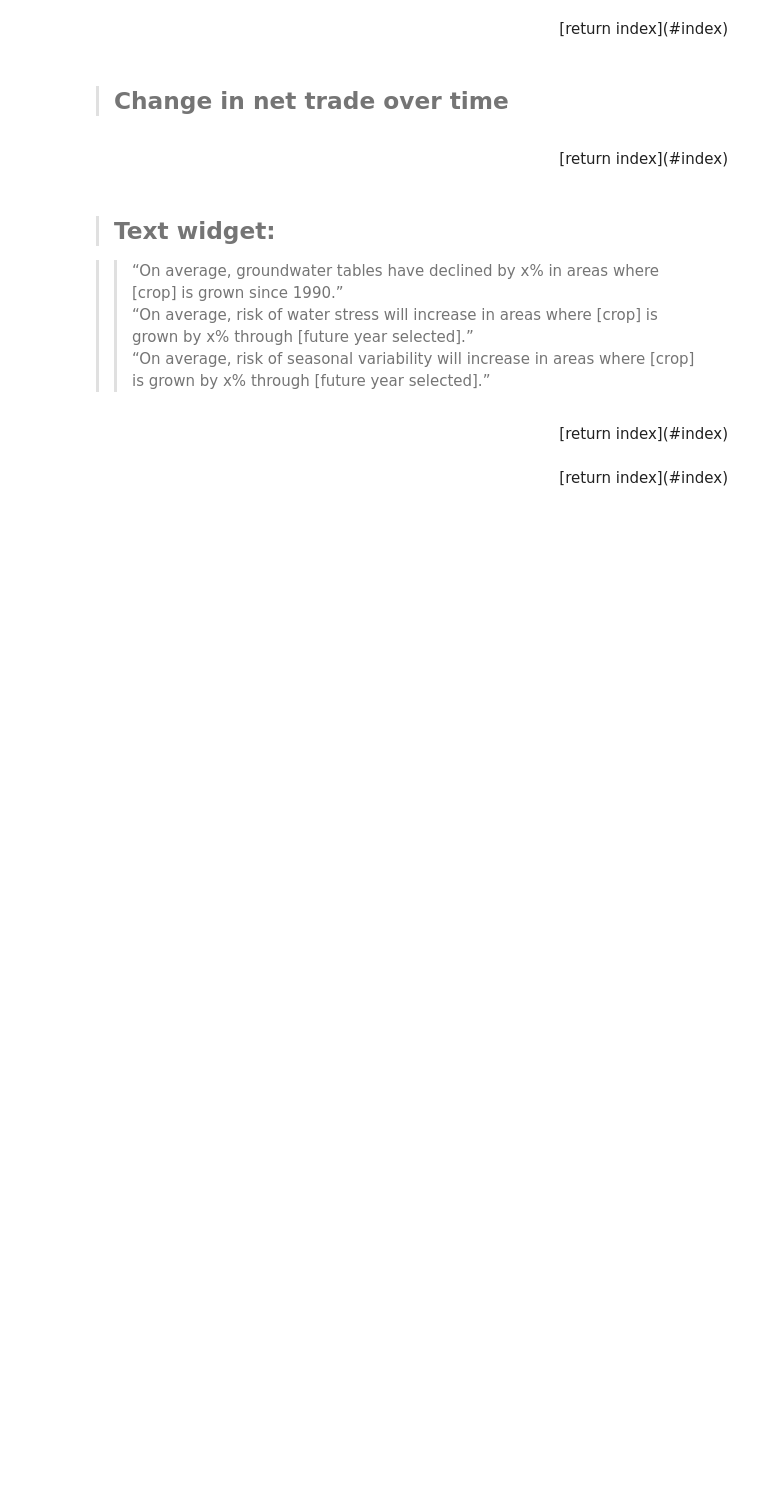
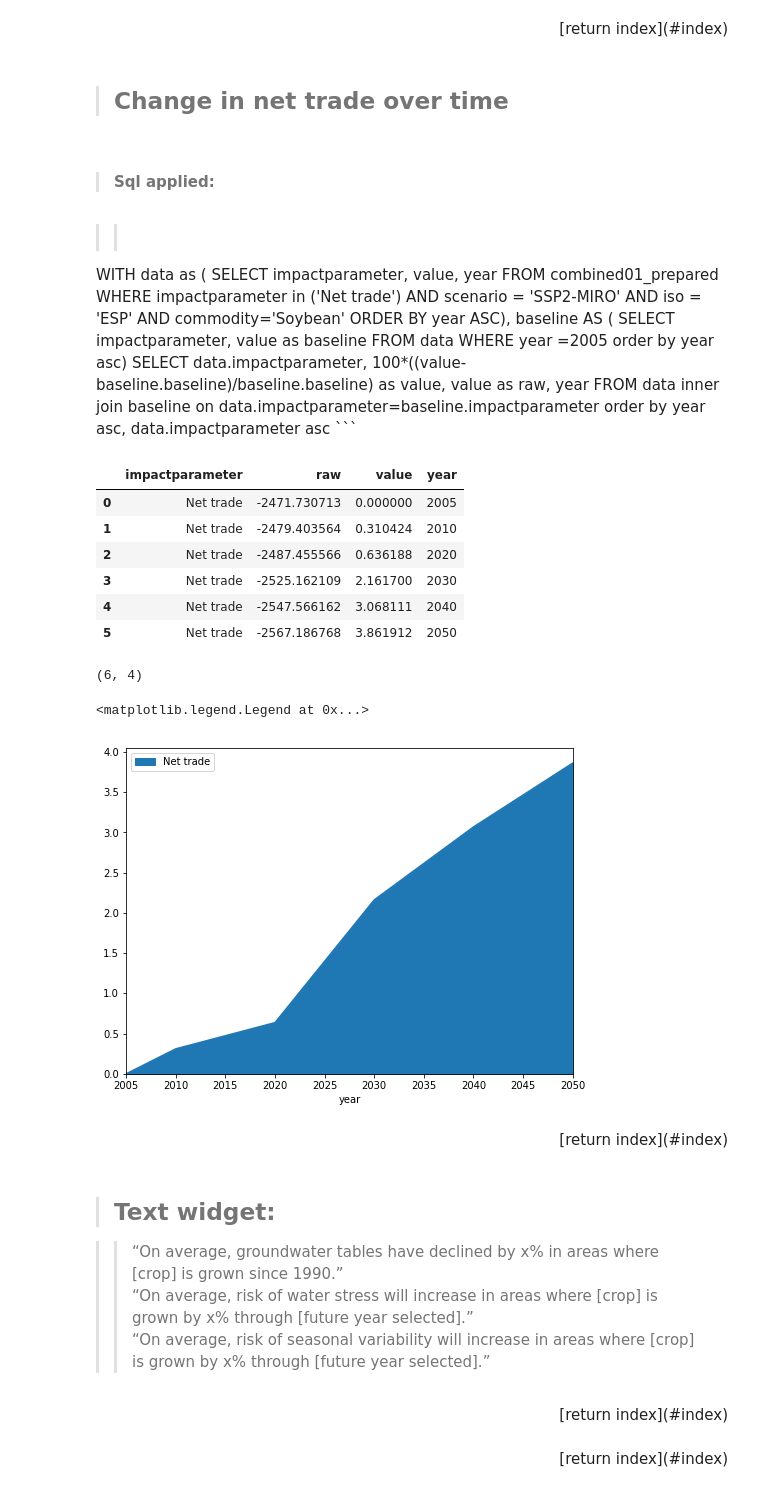
Before and after one commit to resource-watch/notebooks, a Jupyter notebook: Aqueduct/lab/AQ1_widget_exploration.ipynb, the cells around one changed output. Cells and saved outputs as stored; diff of their text form; code cells hidden in the pictures; blank space fills up the shorter version.

````diff
--- a/Aqueduct/lab/AQ1_widget_exploration.ipynb
+++ b/Aqueduct/lab/AQ1_widget_exploration.ipynb
@@ -454,3 +555,59 @@ dataset.plot.barh(y='value', x='region');
+# %%
+sql = '''
+WITH data as (
+    SELECT impactparameter, value, year
+    FROM combined01_prepared
+    WHERE impactparameter  in ('Net trade')
+    AND scenario = 'SSP2-MIRO'
+    AND iso = 'ESP'
+    AND commodity='Banana'
+    ORDER BY year ASC),
+    baseline AS (
+    SELECT impactparameter, value as baseline
+    FROM data
+    WHERE year =2005
+    order by year asc)
+SELECT data.impactparameter, 100*((value-baseline.baseline)/baseline.baseline) as value, value as raw, year
+FROM data inner join baseline on data.impactparameter=baseline.impactparameter
+order by year asc, data.impactparameter asc
+'''
+dataset = query(sql)
+display(dataset.head(6))
+display(dataset.shape)
+fig, ax = plt.subplots(figsize=(8,6))
+for label, df in dataset.groupby('impactparameter'):
+    df.plot(kind="area", ax=ax, label=label, x='year', y = 'value')
+plt.legend()
+# %% [output]
+>#### Sql applied:
+>>```sql
+WITH data as (
+    SELECT impactparameter, value, year
+    FROM combined01_prepared
+    WHERE impactparameter  in ('Net trade')
+    AND scenario = 'SSP2-MIRO'
+    AND iso = 'ESP'
+    AND commodity='Soybean'
+    ORDER BY year ASC),
+    baseline AS (
+    SELECT impactparameter, value as baseline
+    FROM data
+    WHERE year =2005
+    order by year asc)
+SELECT data.impactparameter, 100*((value-baseline.baseline)/baseline.baseline) as value, value as raw, year
+FROM data inner join baseline on data.impactparameter=baseline.impactparameter
+order by year asc, data.impactparameter asc
+                     ```
+|  | impactparameter | raw | value | year |
+| 0 | Net trade | -2471.730713 | 0.000000 | 2005 |
+| 1 | Net trade | -2479.403564 | 0.310424 | 2010 |
+| 2 | Net trade | -2487.455566 | 0.636188 | 2020 |
+| 3 | Net trade | -2525.162109 | 2.161700 | 2030 |
+| 4 | Net trade | -2547.566162 | 3.068111 | 2040 |
+| 5 | Net trade | -2567.186768 | 3.861912 | 2050 |
+(6, 4)
+<matplotlib.legend.Legend at 0x...>
+[figure, added]
 # %% [markdown]
 <div style="text-align: right"> [return index](#index) </div>
 # %% [markdown]
````
Also changed, not shown: parts of 5 cells of this notebook.
